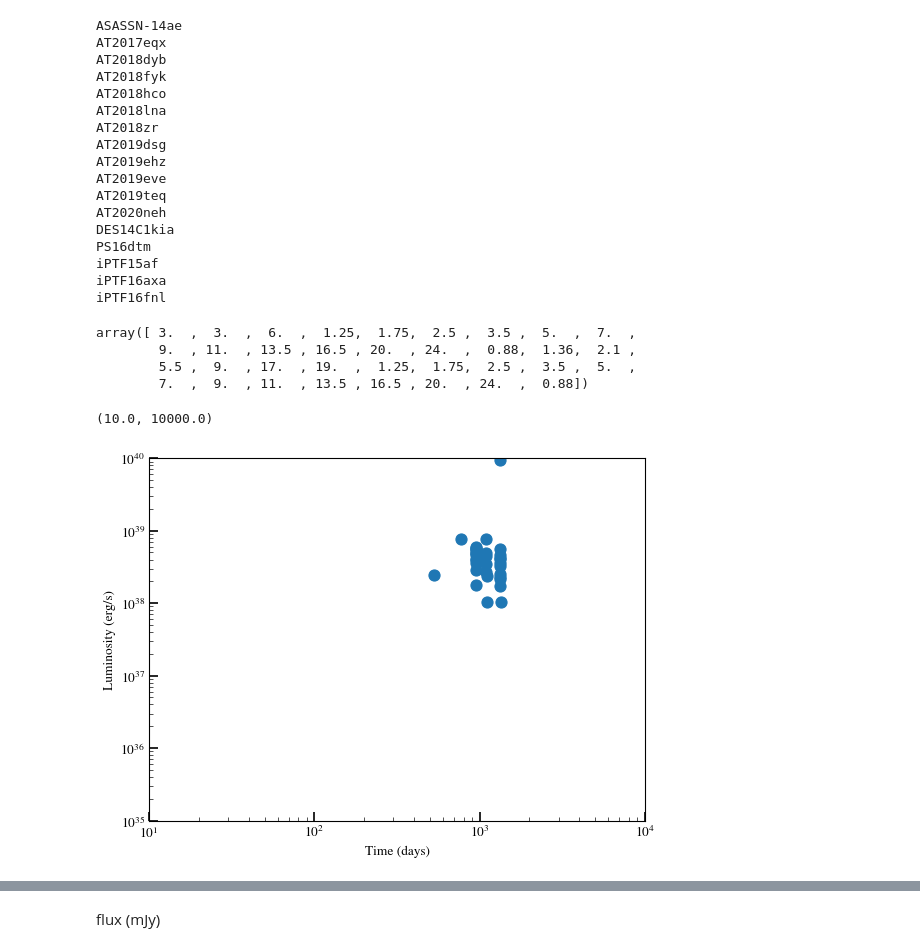
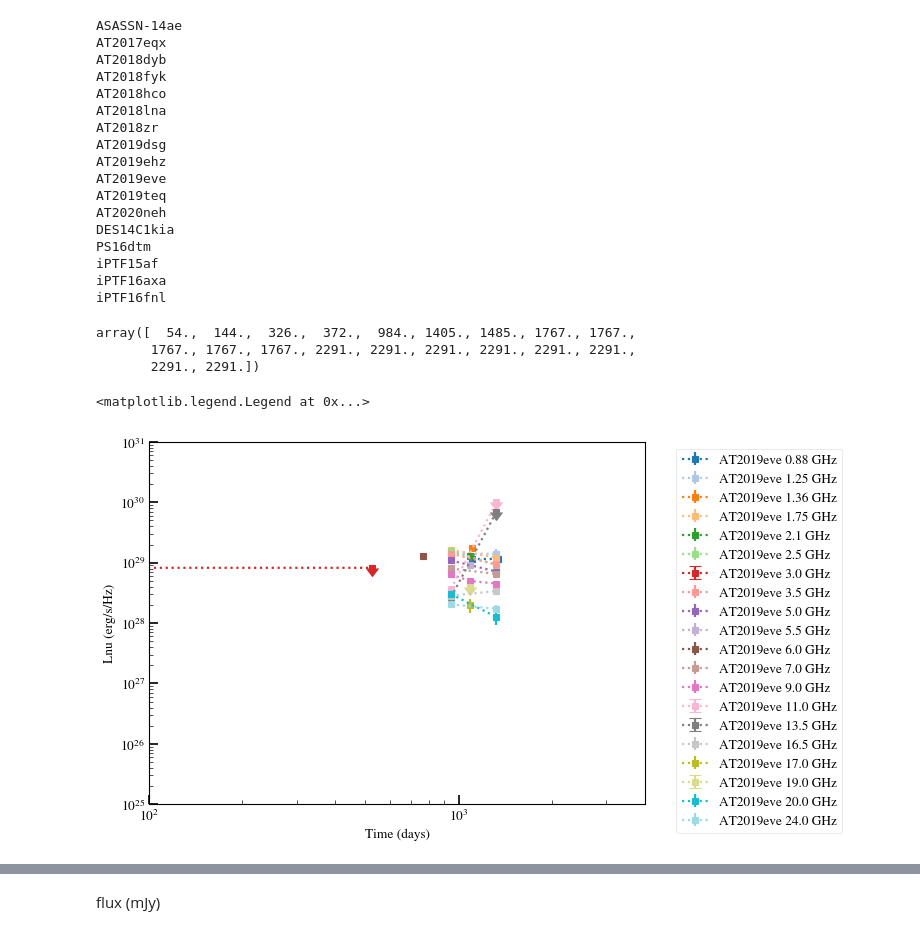
Before and after one commit to samanthacwu/Radio_Forward_Modeling, a Jupyter notebook: compare_to_data.ipynb, the cells around one changed output, grey strips where cells are left out. Drawn from its saved outputs; the diff is of its cells as text; code cells hidden in the pictures.

```diff
--- a/compare_to_data.ipynb
+++ b/compare_to_data.ipynb
@@ -120,21 +120,41 @@ PS16dtm
 iPTF15af
 iPTF16axa
 iPTF16fnl
+# %%
+dict_events['PS16dtm']['times (d)']
+# %% [output]
+array([  54.,  144.,  326.,  372.,  984., 1405., 1485., 1767., 1767.,
+       1767., 1767., 1767., 2291., 2291., 2291., 2291., 2291., 2291.,
+       2291., 2291.])
 # %%
-dict_events['AT2019eve']['freq (GHz)']
+dict_events['PS16dtm']['freq (GHz)']
-# %% [output]
-array([ 3.  ,  3.  ,  6.  ,  1.25,  1.75,  2.5 ,  3.5 ,  5.  ,  7.  ,
-        9.  , 11.  , 13.5 , 16.5 , 20.  , 24.  ,  0.88,  1.36,  2.1 ,
-        5.5 ,  9.  , 17.  , 19.  ,  1.25,  1.75,  2.5 ,  3.5 ,  5.  ,
-        7.  ,  9.  , 11.  , 13.5 , 16.5 , 20.  , 24.  ,  0.88])
-# %%
-plt.scatter(dict_events['AT2019eve']['times (d)'],dict_events['AT2019eve']['freq (GHz)']*1e9*dict_events['AT2019eve']['Lnu (erg/s/Hz)'],label='AT2019eve')
-plt.yscale('log')
-plt.xscale('log')
-plt.xlabel('Time (days)')
-plt.ylabel('Luminosity (erg/s)')
-plt.ylim(1e35,1e40)
-plt.xlim(1e1,1e4)
-# %% [output]
-(10.0, 10000.0)
-[figure, removed]
+# %%
+event_name = 'AT2019eve'
+
+colors = plt.cm.tab20(np.linspace(0, 1, len(np.unique(dict_events[event_name]['freq (GHz)']))))
+fig,ax = plt.subplots(figsize=(8, 6))
+for j,freq in enumerate(np.unique(dict_events[event_name]['freq (GHz)'])):
+    freq_array = np.array([],dtype=int)
+    uplims_array = np.array([],dtype=bool)
+    for i in range(len(dict_events[event_name]['freq (GHz)'])):
+        if dict_events[event_name]['freq (GHz)'][i] == freq:
+            # print(i)
+            freq_array = np.append(freq_array,i)
+            if dict_events[event_name]['error (mJy)'][i] == 0:
+                uplims_array = np.append(uplims_array,True)
+            else:
+                uplims_array = np.append(uplims_array,False)
+    ax.errorbar(dict_events[event_name]['times (d)'][freq_array], dict_events[event_name]['Lnu (erg/s/Hz)'][freq_array],
+                yerr=dict_events[event_name]['error (erg/s/Hz)'][freq_array], uplims=uplims_array,
+                ms=6, label=event_name+f' {freq} GHz',color=colors[j],linestyle=':',marker='s')
+                # unique=False
+ax.set_xscale('log')
+ax.set_yscale('log')
+ax.set_xlim(1e2,4e3)
+ax.set_ylim(1e25,1e31)
+ax.set_xlabel('Time (days)')
+ax.set_ylabel('Lnu (erg/s/Hz)')
+plt.legend(bbox_to_anchor=(1.05, 1), loc='upper left')
+# %% [output]
+<matplotlib.legend.Legend at 0x...>
+[figure, added]
```
Also changed, not shown: parts of 29 cells of this notebook, 13 other files.
